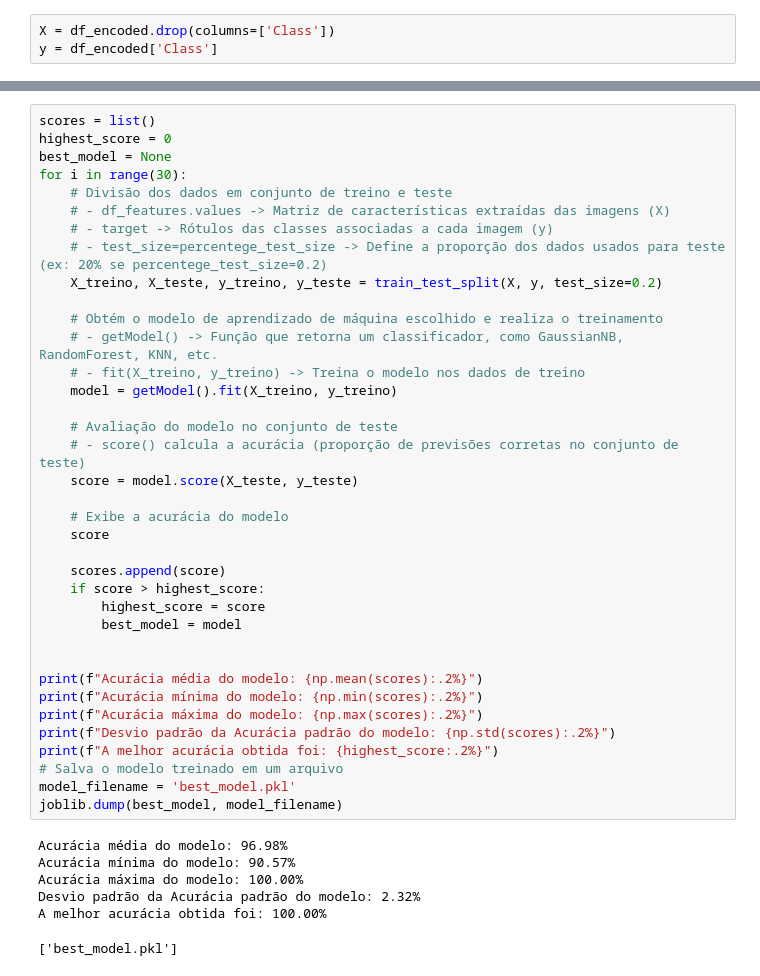
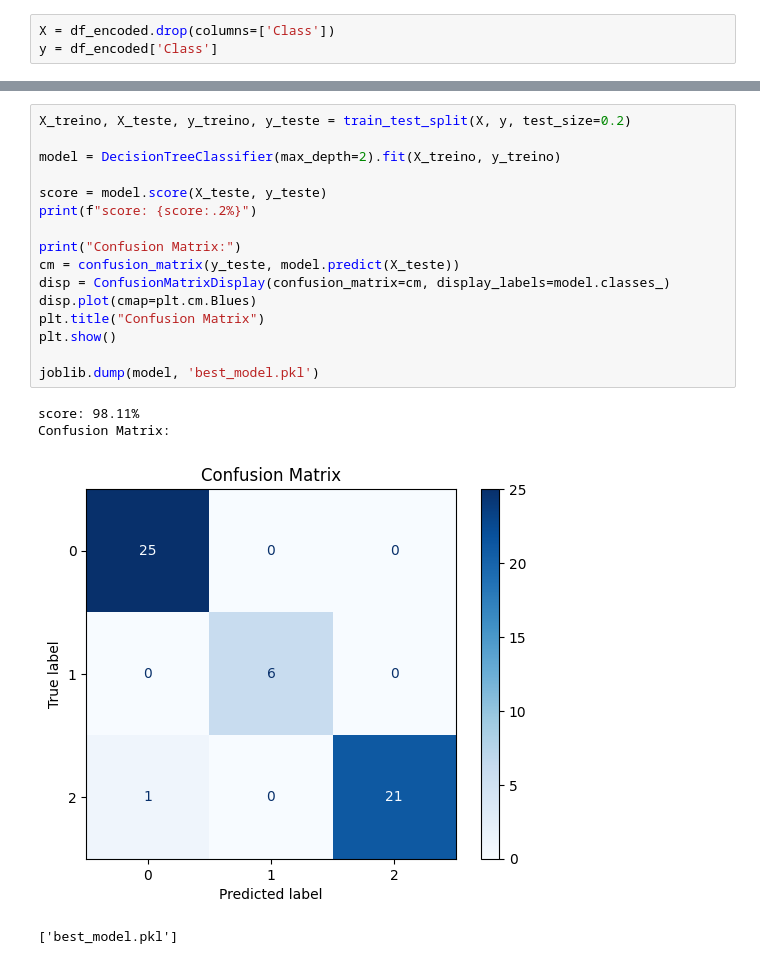
Before and after one commit to MateusSantos14/DiabetesPrediction, a Jupyter notebook: EDA.ipynb, the cells around one changed output, grey strips where cells are left out. Drawn from its saved outputs; the diff is of its cells as text.

```diff
--- a/EDA.ipynb
+++ b/EDA.ipynb
@@ -327,46 +309,23 @@ y = df_encoded['Class']
 # %%
-scores = list()
-highest_score = 0
-best_model = None
-for i in range(30):
-    # Divisão dos dados em conjunto de treino e teste
-    # - df_features.values -> Matriz de características extraídas das imagens (X)
-    # - target -> Rótulos das classes associadas a cada imagem (y)
-    # - test_size=percentege_test_size -> Define a proporção dos dados usados para teste (ex: 20% se percentege_test_size=0.2)
-    X_treino, X_teste, y_treino, y_teste = train_test_split(X, y, test_size=0.2)
+X_treino, X_teste, y_treino, y_teste = train_test_split(X, y, test_size=0.2)
 
-    # Obtém o modelo de aprendizado de máquina escolhido e realiza o treinamento
-    # - getModel() -> Função que retorna um classificador, como GaussianNB, RandomForest, KNN, etc.
-    # - fit(X_treino, y_treino) -> Treina o modelo nos dados de treino
-    model = getModel().fit(X_treino, y_treino)
+model = DecisionTreeClassifier(max_depth=2).fit(X_treino, y_treino)
 
-    # Avaliação do modelo no conjunto de teste
-    # - score() calcula a acurácia (proporção de previsões corretas no conjunto de teste)
-    score = model.score(X_teste, y_teste)
+score = model.score(X_teste, y_teste)
+print(f"score: {score:.2%}")
 
-    # Exibe a acurácia do modelo
-    score
+print("Confusion Matrix:")
+cm = confusion_matrix(y_teste, model.predict(X_teste))
+disp = ConfusionMatrixDisplay(confusion_matrix=cm, display_labels=model.classes_)
+disp.plot(cmap=plt.cm.Blues)
+plt.title("Confusion Matrix")
+plt.show()
 
-    scores.append(score)
-    if score > highest_score:
-        highest_score = score
-        best_model = model
-
-
-print(f"Acurácia média do modelo: {np.mean(scores):.2%}")
-print(f"Acurácia mínima do modelo: {np.min(scores):.2%}")
-print(f"Acurácia máxima do modelo: {np.max(scores):.2%}")
-print(f"Desvio padrão da Acurácia padrão do modelo: {np.std(scores):.2%}")
-print(f"A melhor acurácia obtida foi: {highest_score:.2%}")
-# Salva o modelo treinado em um arquivo
-model_filename = 'best_model.pkl'
-joblib.dump(best_model, model_filename)
+joblib.dump(model, 'best_model.pkl')
 # %% [output]
-Acurácia média do modelo: 96.98%
-Acurácia mínima do modelo: 90.57%
-Acurácia máxima do modelo: 100.00%
-Desvio padrão da Acurácia padrão do modelo: 2.32%
-A melhor acurácia obtida foi: 100.00%
+score: 98.11%
+Confusion Matrix:
+[figure, added]
 ['best_model.pkl']
 # %%
 dot_data = export_graphviz(
```
Also changed, not shown: parts of 6 cells of this notebook, 2 other files.
